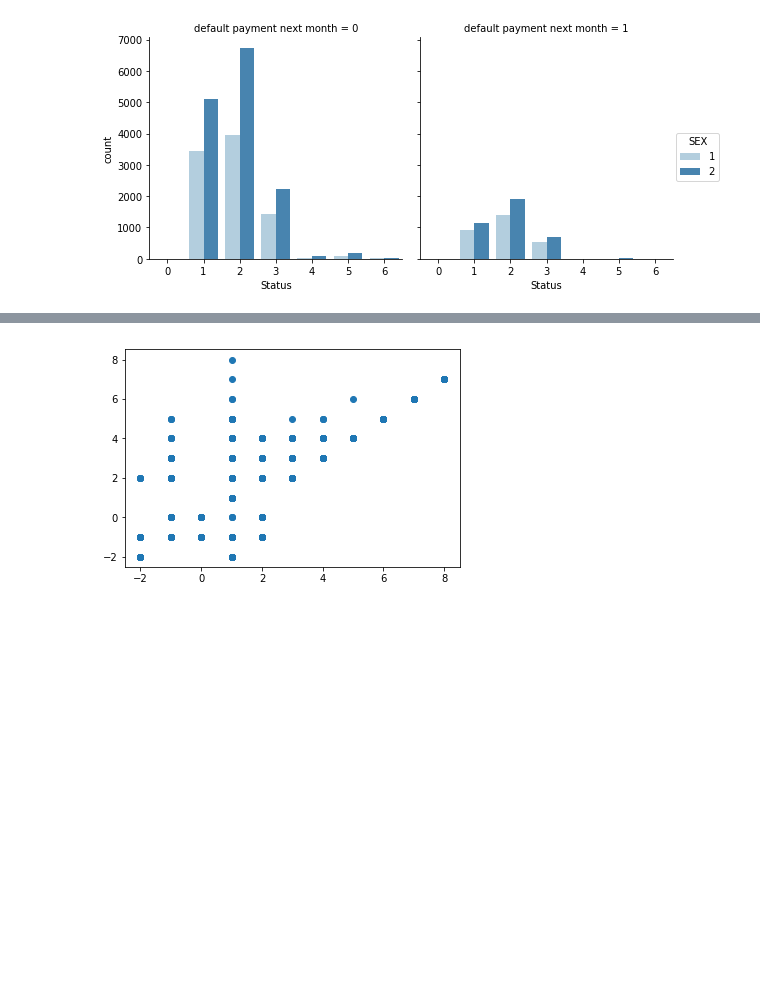
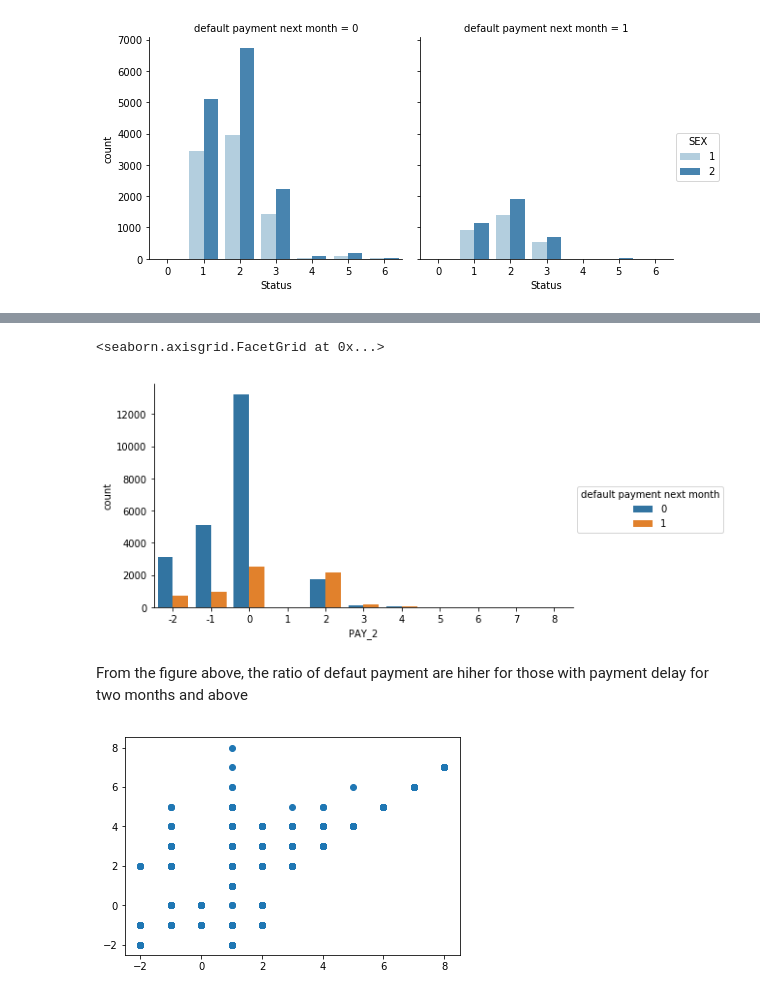
Before and after one commit to wengehao/C5T2, a Jupyter notebook: src/Prepare_and_Explore_Data.ipynb, the cells around one changed output, grey strips where cells are left out. Saved outputs shown, nothing was run; the diff lists cells and outputs as text; code cells hidden in the pictures; blank space fills up the shorter version.

```diff
--- a/src/Prepare_and_Explore_Data.ipynb
+++ b/src/Prepare_and_Explore_Data.ipynb
@@ -340,3 +425,11 @@ g.set_xlabels('Status')
+# %%
+g = sns.factorplot('PAY_2', data=credit, hue='default payment next month', kind='count', aspect=1.75)
+g.set_xlabels('PAY_2')
+# %% [output]
+<seaborn.axisgrid.FacetGrid at 0x...>
+[figure, added]
+# %% [markdown]
+From the figure above, the ratio of defaut payment are hiher for those with payment delay for two months and above
 # %%
 x = credit['PAY_0']
 y = credit['PAY_2']
```
Also changed, not shown: parts of 25 cells of this notebook.
